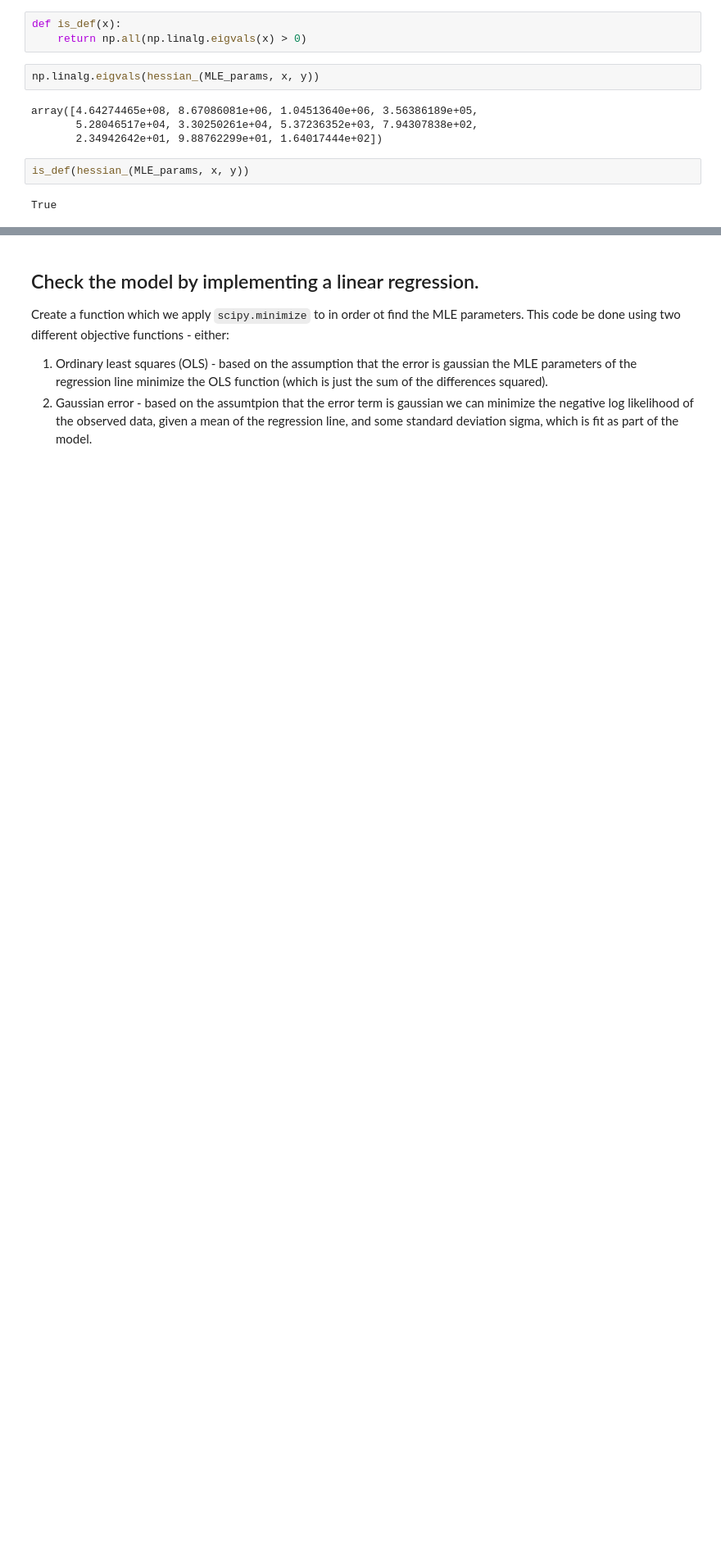
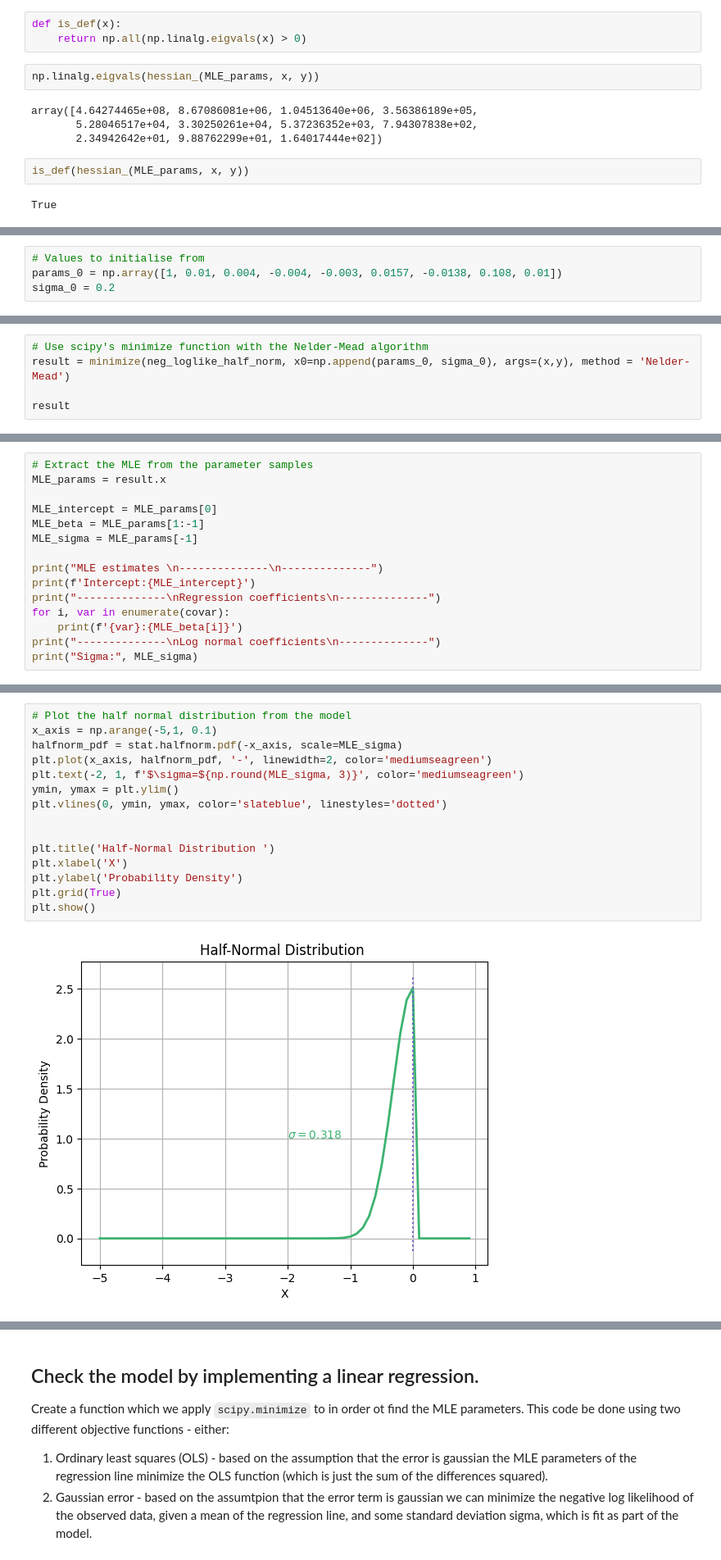
Before and after one commit to Bea-Taylor/DifDem_inequalities, a Jupyter notebook: nbs/core/05c_optimise_function.ipynb, the cells around one changed output, grey strips where cells are left out. Shown at 82% size. Drawn from its saved outputs; the diff is of its cells as text; blank space fills up the shorter version.

Commit message:
added half normal model

```diff
--- a/nbs/core/05c_optimise_function.ipynb
+++ b/nbs/core/05c_optimise_function.ipynb
@@ -434,0 +461,4 @@ True
+# %%
+# Values to initialise from
+params_0 = np.array([1, 0.01, 0.004, -0.004, -0.003, 0.0157, -0.0138, 0.108, 0.01])
+sigma_0 = 0.2
@@ -434,0 +469,5 @@ True
+# %%
+# Use scipy's minimize function with the Nelder-Mead algorithm
+result = minimize(neg_loglike_half_norm, x0=np.append(params_0, sigma_0), args=(x,y), method = 'Nelder-Mead')
+
+result
@@ -434,0 +494,15 @@ True
+# %%
+# Extract the MLE from the parameter samples
+MLE_params = result.x
+
+MLE_intercept = MLE_params[0]
+MLE_beta = MLE_params[1:-1]
+MLE_sigma = MLE_params[-1]
+
+print("MLE estimates \n--------------\n--------------")
+print(f'Intercept:{MLE_intercept}')
+print("--------------\nRegression coefficients\n--------------")
+for i, var in enumerate(covar):
+    print(f'{var}:{MLE_beta[i]}')
+print("--------------\nLog normal coefficients\n--------------")
+print("Sigma:", MLE_sigma)
@@ -434,0 +529,17 @@ True
+# %%
+# Plot the half normal distribution from the model
+x_axis = np.arange(-5,1, 0.1)
+halfnorm_pdf = stat.halfnorm.pdf(-x_axis, scale=MLE_sigma)
+plt.plot(x_axis, halfnorm_pdf, '-', linewidth=2, color='mediumseagreen')
+plt.text(-2, 1, f'$\sigma=${np.round(MLE_sigma, 3)}', color='mediumseagreen')
+ymin, ymax = plt.ylim()
+plt.vlines(0, ymin, ymax, color='slateblue', linestyles='dotted')
+
+
+plt.title('Half-Normal Distribution ')
+plt.xlabel('X')
+plt.ylabel('Probability Density')
+plt.grid(True)
+plt.show()
+# %% [output]
+[figure, added]
```
Also changed, not shown: parts of 8 cells of this notebook.
